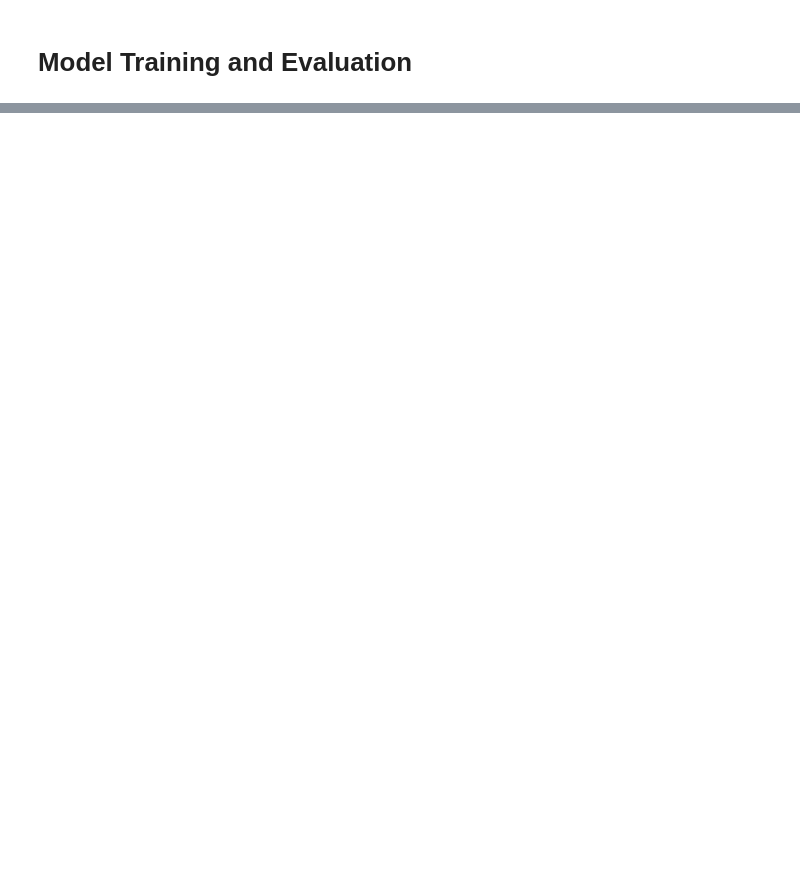
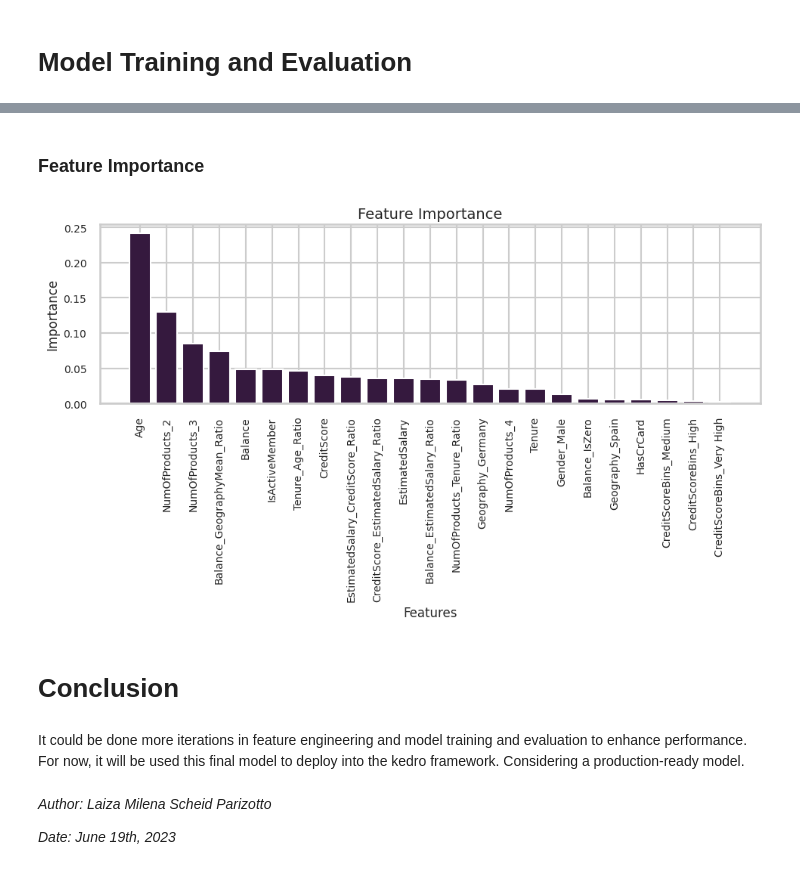
Before and after one commit to laizaparizotto/churn-prediction-kedro, a Jupyter notebook: churn-prediction/notebooks/model_training.ipynb, the cells around one changed output, grey strips where cells are left out. Saved outputs shown, nothing was run; the diff lists cells and outputs as text; code cells hidden in the pictures; blank space fills up the shorter version.

```diff
--- a/churn-prediction/notebooks/model_training.ipynb
+++ b/churn-prediction/notebooks/model_training.ipynb
@@ -317,0 +303,32 @@ AUC-ROC: 0.7497
+# %% [markdown]
+### Feature Importance
+# %%
+
+# Get feature importances from the trained model
+importances = rf_classifier.feature_importances_
+feature_names = X.columns
+
+# Sort feature importances in descending order
+indices = importances.argsort()[::-1]
+sorted_feature_names = [feature_names[i] for i in indices]
+sorted_importances = importances[indices]
+
+# Plot feature importances
+format_seaborn_plots()
+plt.figure(figsize=(10, 6))
+plt.bar(range(len(importances)), sorted_importances, tick_label=sorted_feature_names)
+plt.xticks(rotation=90)
+plt.xlabel('Features')
+plt.ylabel('Importance')
+plt.title('Feature Importance')
+plt.show()
+# %% [output]
+[figure, added]
+# %% [markdown]
+# Conclusion
+# %% [markdown]
+It could be done more iterations in feature engineering and model training and evaluation to enhance performance. For now, it will be used this final model to deploy into the kedro framework. Considering a production-ready model.
+# %% [markdown]
+_Author: Laiza Milena Scheid Parizotto_
+
+_Date: June 19th, 2023_
```
Also changed, not shown: parts of 24 cells of this notebook, 3 other files.
